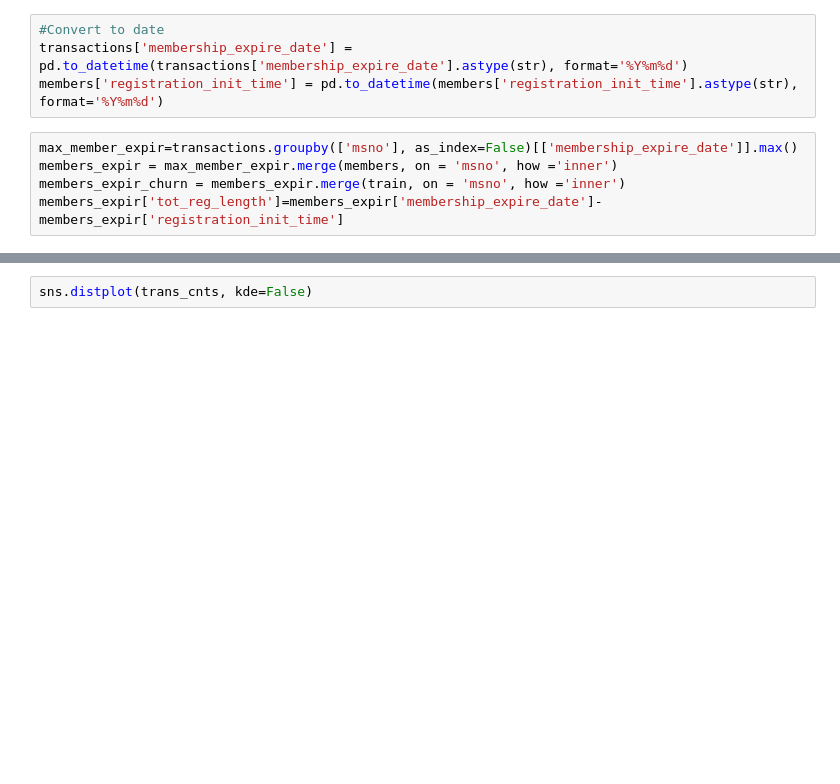
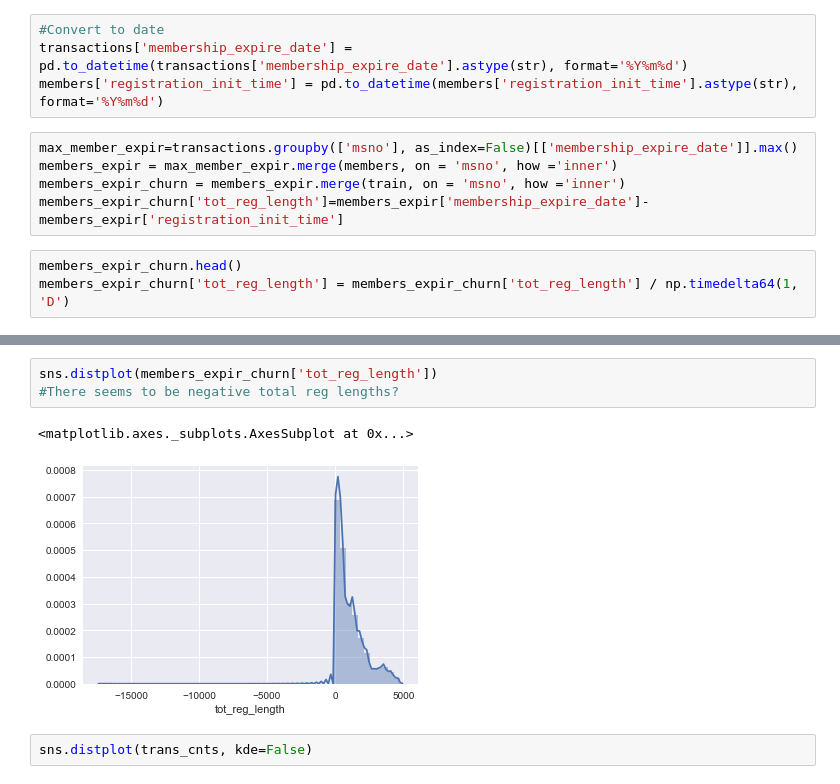
Before and after one commit to calestini/Kcompetition, a Jupyter notebook: DataWrangling.ipynb, the cells around one changed output, grey strips where cells are left out. Saved outputs shown, nothing was run; the diff lists cells and outputs as text; blank space fills up the shorter version.

Commit message:
Testing length of registration vs. churn

```diff
--- a/DataWrangling.ipynb
+++ b/DataWrangling.ipynb
@@ -222,4 +231,7 @@ members['registration_init_time'] = pd.to_datetime(members['registration_init_ti
 max_member_expir=transactions.groupby(['msno'], as_index=False)[['membership_expire_date']].max()
 members_expir = max_member_expir.merge(members, on = 'msno', how ='inner')
 members_expir_churn = members_expir.merge(train, on = 'msno', how ='inner')
-members_expir['tot_reg_length']=members_expir['membership_expire_date']-members_expir['registration_init_time']
+members_expir_churn['tot_reg_length']=members_expir['membership_expire_date']-members_expir['registration_init_time']
+# %%
+members_expir_churn.head()
+members_expir_churn['tot_reg_length'] = members_expir_churn['tot_reg_length'] / np.timedelta64(1, 'D')
@@ -236,3 +253,9 @@ members_expir_churn.groupby('is_churn')['tot_reg_length'].mean()
+# %%
+sns.distplot(members_expir_churn['tot_reg_length'])
+#There seems to be negative total reg lengths?
+# %% [output]
+<matplotlib.axes._subplots.AxesSubplot at 0x...>
+[figure, added]
 # %%
 sns.distplot(trans_cnts, kde=False)
 # %% [output]
```
Also changed, not shown: parts of 3 cells of this notebook.
